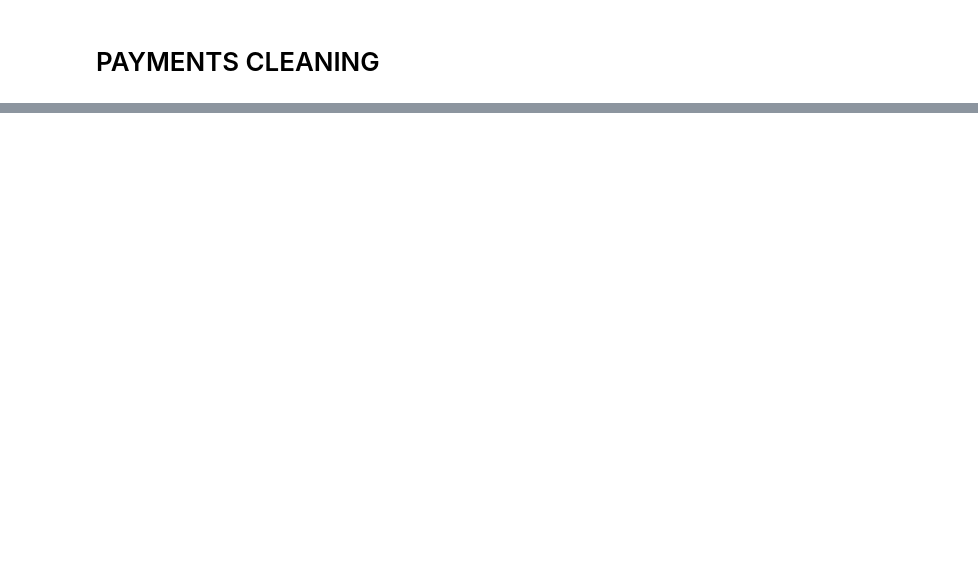
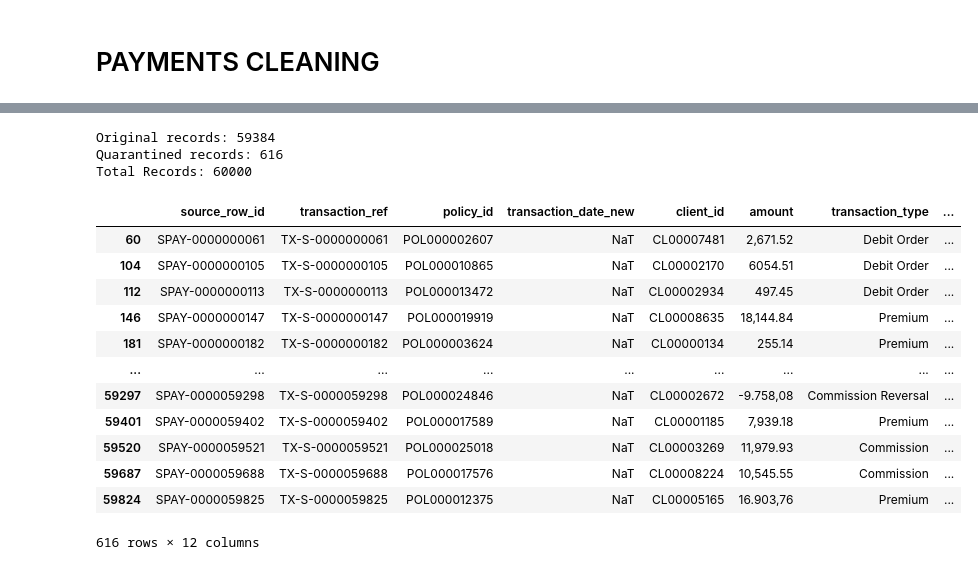
Before and after one commit to LuckyTwala0000/Sanlam-Life-Wealth-1-Retirement, a Jupyter notebook: Notebook/Melvin_cleaning_.ipynb, the cells around one changed output, grey strips where cells are left out. Cells and saved outputs as stored; diff of their text form; code cells hidden in the pictures; blank space fills up the shorter version.

```diff
--- a/Notebook/Melvin_cleaning_.ipynb
+++ b/Notebook/Melvin_cleaning_.ipynb
@@ -195,0 +427,7 @@ payments.loc[
+# %%
+payments_backup['A04_flag'] = 'False'
+
+payments_backup.loc[
+    payments_backup['policy_id'].str.startswith('MISSING-', na=False),
+    'A04_flag'
+] = 'True'
@@ -195,0 +465,15 @@ payments.loc[
+# %%
+# Create quarantine dataset
+quarantine_date = payments_backup[payments_backup['transaction_date_new'].isna()]
+
+# Remaining valid records
+payments_cleaned = payments_backup[payments_backup['transaction_date_new'].notna()]
+# %%
+# Checking if the transaction date  is correctly quarantined
+print("Original records:", len(payments_cleaned))
+print("Quarantined records:", len(quarantine_date))
+print('Total Records:', len(quarantine_date)+ len(payments_cleaned))
+# %% [output]
+Original records: 59384
+Quarantined records: 616
+Total Records: 60000
@@ -195,0 +483,17 @@ payments.loc[
+# %%
+#Check if all the quaratined date values have moved over to the quarantine file.
+quarantine_date
+# %% [output]
+|  | source_row_id | transaction_ref | policy_id | transaction_date_new | client_id | amount | transaction_type | ... |
+| 60 | SPAY-0000000061 | TX-S-0000000061 | POL000002607 | NaT | CL00007481 | 2,671.52 | Debit Order | ... |
+| 104 | SPAY-0000000105 | TX-S-0000000105 | POL000010865 | NaT | CL00002170 | 6054.51 | Debit Order | ... |
+| 112 | SPAY-0000000113 | TX-S-0000000113 | POL000013472 | NaT | CL00002934 | 497.45 | Debit Order | ... |
+| 146 | SPAY-0000000147 | TX-S-0000000147 | POL000019919 | NaT | CL00008635 | 18,144.84 | Premium | ... |
+| 181 | SPAY-0000000182 | TX-S-0000000182 | POL000003624 | NaT | CL00000134 | 255.14 | Premium | ... |
+| ... | ... | ... | ... | ... | ... | ... | ... | ... |
+| 59297 | SPAY-0000059298 | TX-S-0000059298 | POL000024846 | NaT | CL00002672 | -9.758,08 | Commission Reversal | ... |
+| 59401 | SPAY-0000059402 | TX-S-0000059402 | POL000017589 | NaT | CL00001185 | 7,939.18 | Premium | ... |
+| 59520 | SPAY-0000059521 | TX-S-0000059521 | POL000025018 | NaT | CL00003269 | 11,979.93 | Commission | ... |
+| 59687 | SPAY-0000059688 | TX-S-0000059688 | POL000017576 | NaT | CL00008224 | 10,545.55 | Commission | ... |
+| 59824 | SPAY-0000059825 | TX-S-0000059825 | POL000012375 | NaT | CL00005165 | 16.903,76 | Premium | ... |
+616 rows × 12 columns
```
Also changed, not shown: parts of 43 cells of this notebook, 4 other files.
